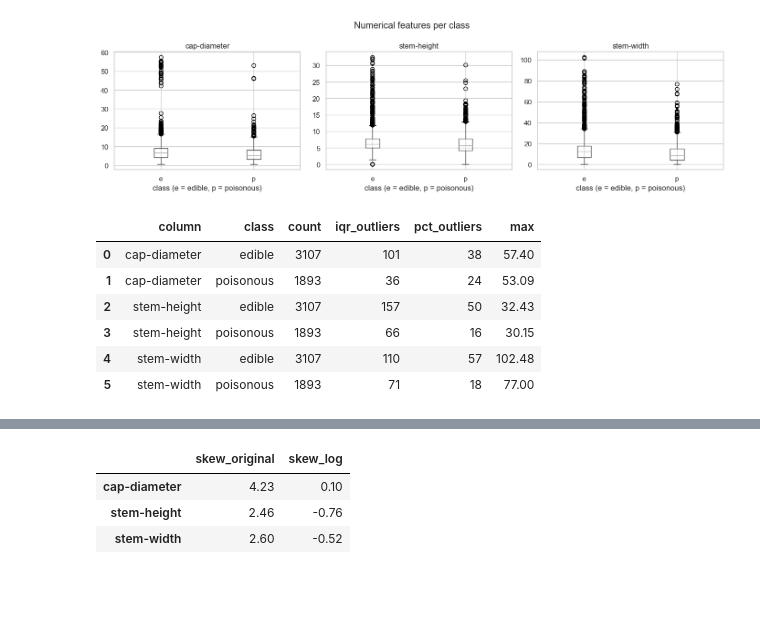
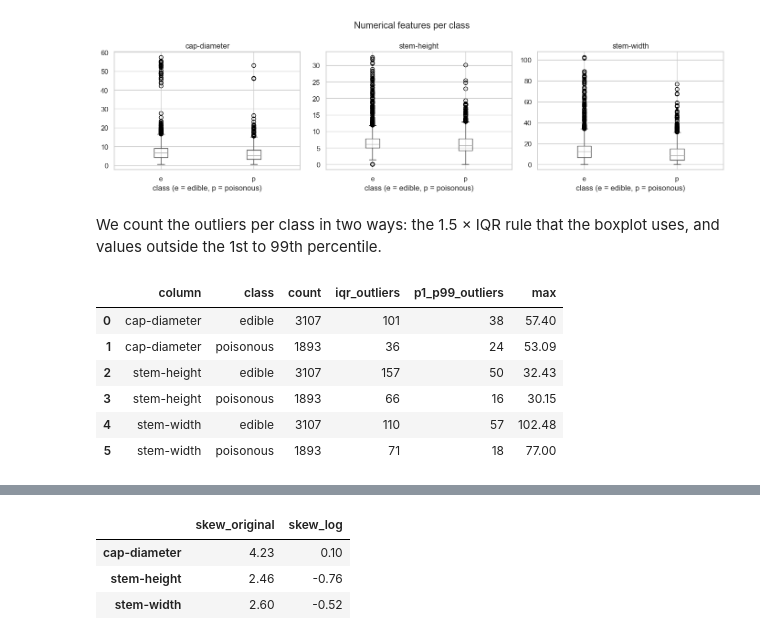
Before and after one commit to WillemSterckx/Skooma-Cats, a Jupyter notebook: Mushroom/1MushroomScrape.ipynb, the cells around one changed output, grey strips where cells are left out. Cells and saved outputs as stored; diff of their text form; code cells hidden in the pictures; blank space fills up the shorter version.

```diff
--- a/Mushroom/1MushroomScrape.ipynb
+++ b/Mushroom/1MushroomScrape.ipynb
@@ -243,33 +241,35 @@ plt.tight_layout()
 plt.show()
 # %% [output]
 [figure]
+# %% [markdown]
+We count the outliers per class in two ways: the 1.5 × IQR rule that the boxplot uses, and values outside the 1st to 99th percentile.
 # %%
 # outlier vs percentile
 def iqr_outliers(s):
     q1, q3 = s.quantile([0.25, 0.75])
     iqr = q3 - q1
     return ((s < q1 - 1.5 * iqr) | (s > q3 + 1.5 * iqr)).sum()
 
 def percentile_outliers(s):
     low, high = s.quantile([0.01, 0.99])
     return ((s < low) | (s > high)).sum()
 
 # one row per column and class; quantiles are computed per class here
 outliers = pd.DataFrame([
     {
         'column': col,
         'class': name,
         'count': mask_rows.sum(),
         'iqr_outliers': iqr_outliers(df.loc[mask_rows, col].dropna()),
-        'pct_outliers': percentile_outliers(df.loc[mask_rows, col].dropna()),
+        'p1_p99_outliers': percentile_outliers(df.loc[mask_rows, col].dropna()),
         'max': df.loc[mask_rows, col].max(),
     }
     for col in cols
-    for name, mask_rows in [('edible', edible), ('poisonous', poisonous)]
+    for name, mask_rows in [('edible', is_edible), ('poisonous', is_poisonous)]
 ])
 outliers
 # %% [output]
-|  | column | class | count | iqr_outliers | pct_outliers | max |
+|  | column | class | count | iqr_outliers | p1_p99_outliers | max |
 | 0 | cap-diameter | edible | 3107 | 101 | 38 | 57.40 |
 | 1 | cap-diameter | poisonous | 1893 | 36 | 24 | 53.09 |
 | 2 | stem-height | edible | 3107 | 157 | 50 | 32.43 |
```
Also changed, not shown: parts of 29 cells of this notebook, 5 other files.
